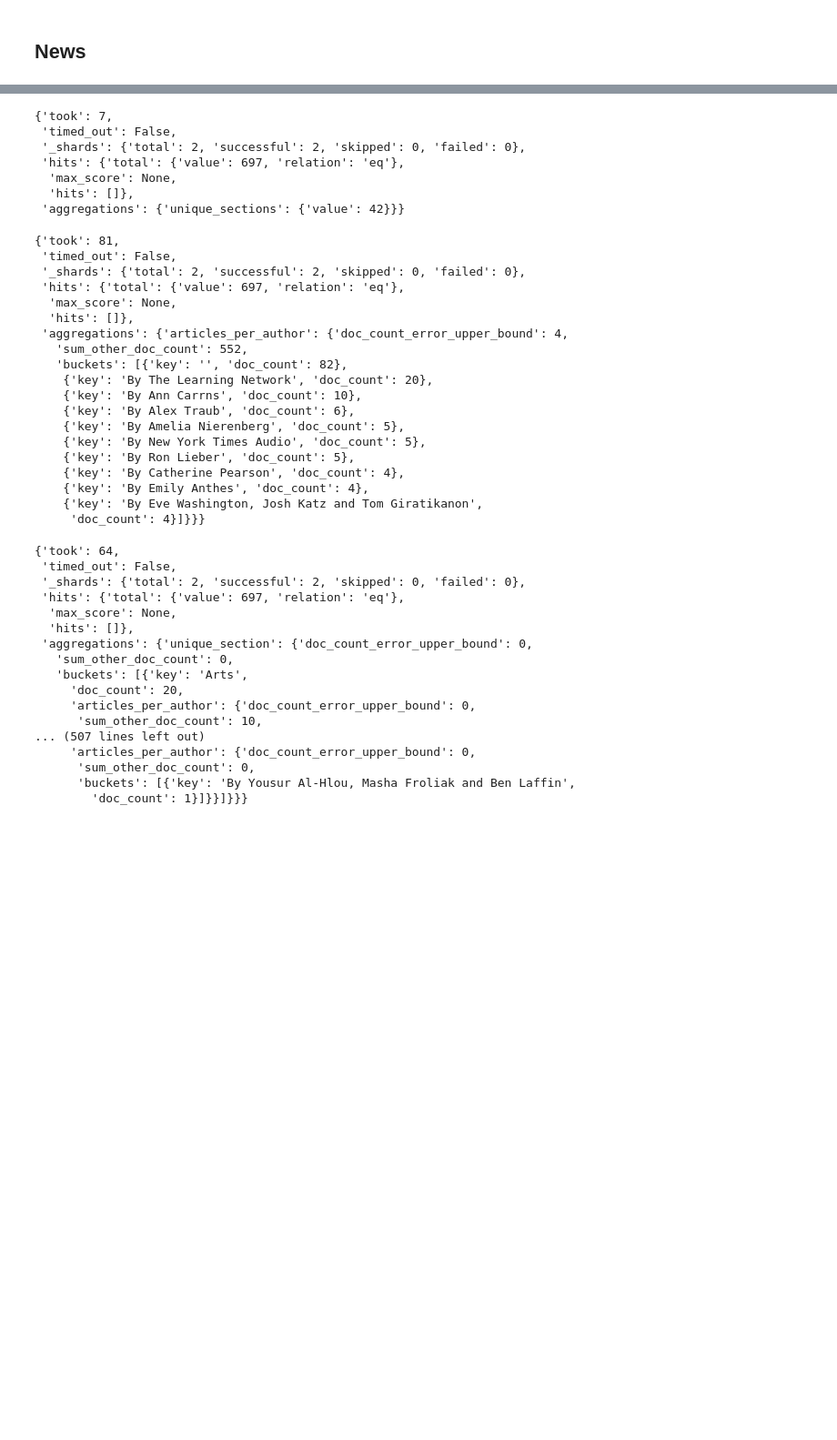
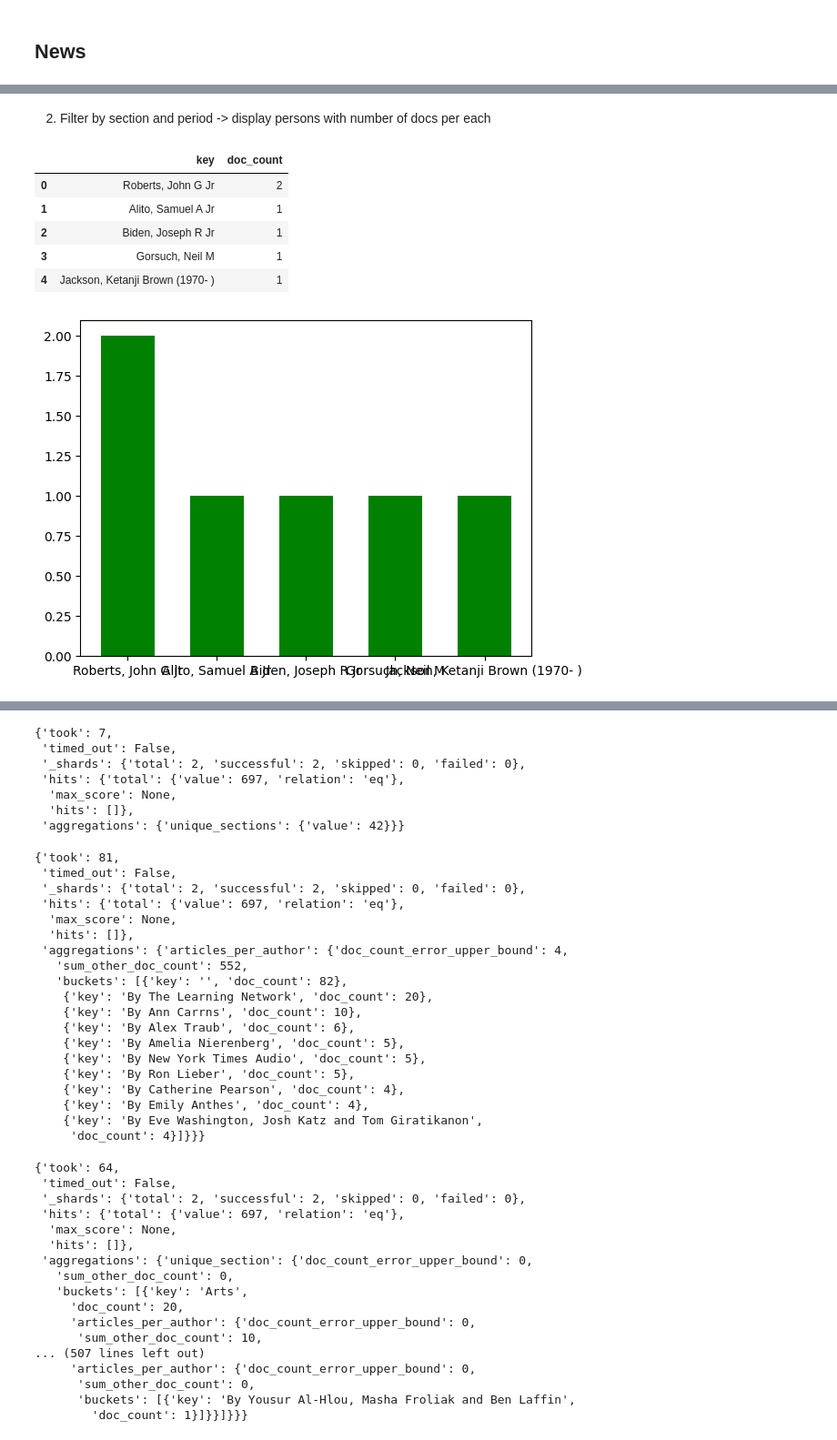
Before and after one commit to cedricsoares/datascientest-projet-new-york-times, a Jupyter notebook: notebooks/news_queries.ipynb, the cells around one changed output, grey strips where cells are left out. Shown at 91% size. Cells and saved outputs as stored; diff of their text form; code cells hidden in the pictures; blank space fills up the shorter version.

```diff
--- a/notebooks/news_queries.ipynb
+++ b/notebooks/news_queries.ipynb
@@ -2,0 +105,77 @@
+# %% [markdown]
+2. Filter by section and period -> display persons with number of docs per each
+# %%
+
+import json
+import pandas as pd
+from pprint import pprint
+from datetime import date
+from datetime import timedelta
+import matplotlib.pyplot as plt
+
+def query_agg(section: str, time_scale: str = "yesterday") :
+
+  from elasticsearch import Elasticsearch
+  es = Elasticsearch(hosts = "http://@localhost:9200")
+
+  if time_scale == "yesterday":
+    today = date.today()
+    start_date = today - timedelta(days = 1)
+    end_date = today
+
+  if time_scale == "week_ago":
+    today = date.today()
+    start_date = today - timedelta(days = 7)
+    end_date = today
+
+  if time_scale == "month_ago":
+    today = date.today()
+    start_date = today - timedelta(days = 30)
+    end_date = today
+
+
+# Filter by section and period -> display persons with number of docs per each
+  query_body = {
+  "query": {
+    "bool": {
+      "filter": [
+        {"term": { "section": f"{section}" }},
+        {"range": { "first_published_date": {
+              "gte": f"{start_date}",
+              "lte": f"{end_date}" }}}
+          ]
+        }
+    },
+    "size":0,
+    "aggs": {
+            "persons": {
+                "terms": {
+                    "field": "per_facet",
+                    "size": 5
+                  }
+              }
+          }
+}
+
+  result = es.search(index="news", body=query_body)
+  result = json.dumps(result["aggregations"]["persons"]["buckets"])
+
+  #Pandas.read_json
+
+  df = pd.read_json(result)
+  display(df.head())
+
+  plt.bar(df["key"], df["doc_count"] , color = 'green', width = 0.6)
+  plt.show()
+  #pprint(result.body)
+
+
+query_agg(section="Opinion", time_scale="yesterday")
+# %% [output]
+|  | key | doc_count |
+| 0 | Roberts, John G Jr | 2 |
+| 1 | Alito, Samuel A Jr | 1 |
+| 2 | Biden, Joseph R Jr | 1 |
+| 3 | Gorsuch, Neil M | 1 |
+| 4 | Jackson, Ketanji Brown (1970- ) | 1 |
+[figure, added]
```
Also changed, not shown: parts of 17 cells of this notebook.
